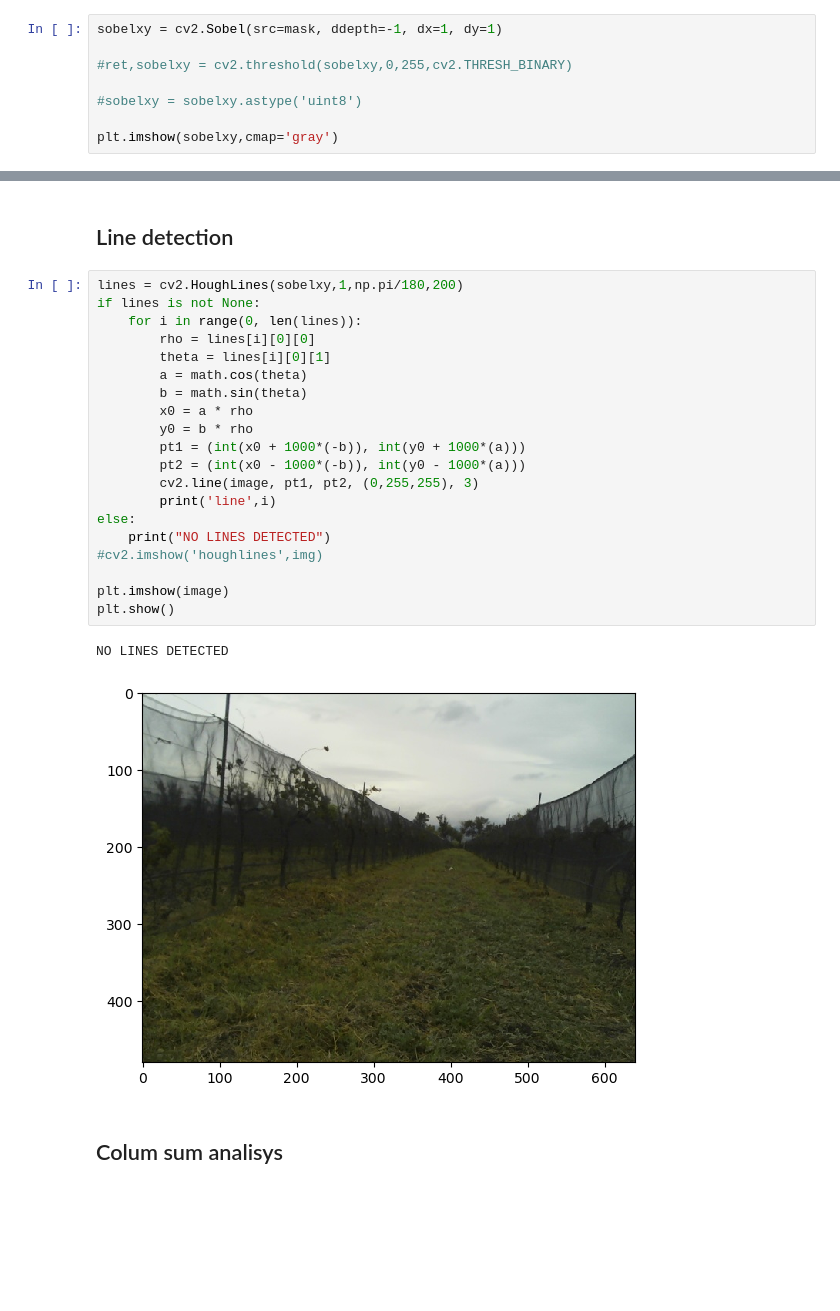
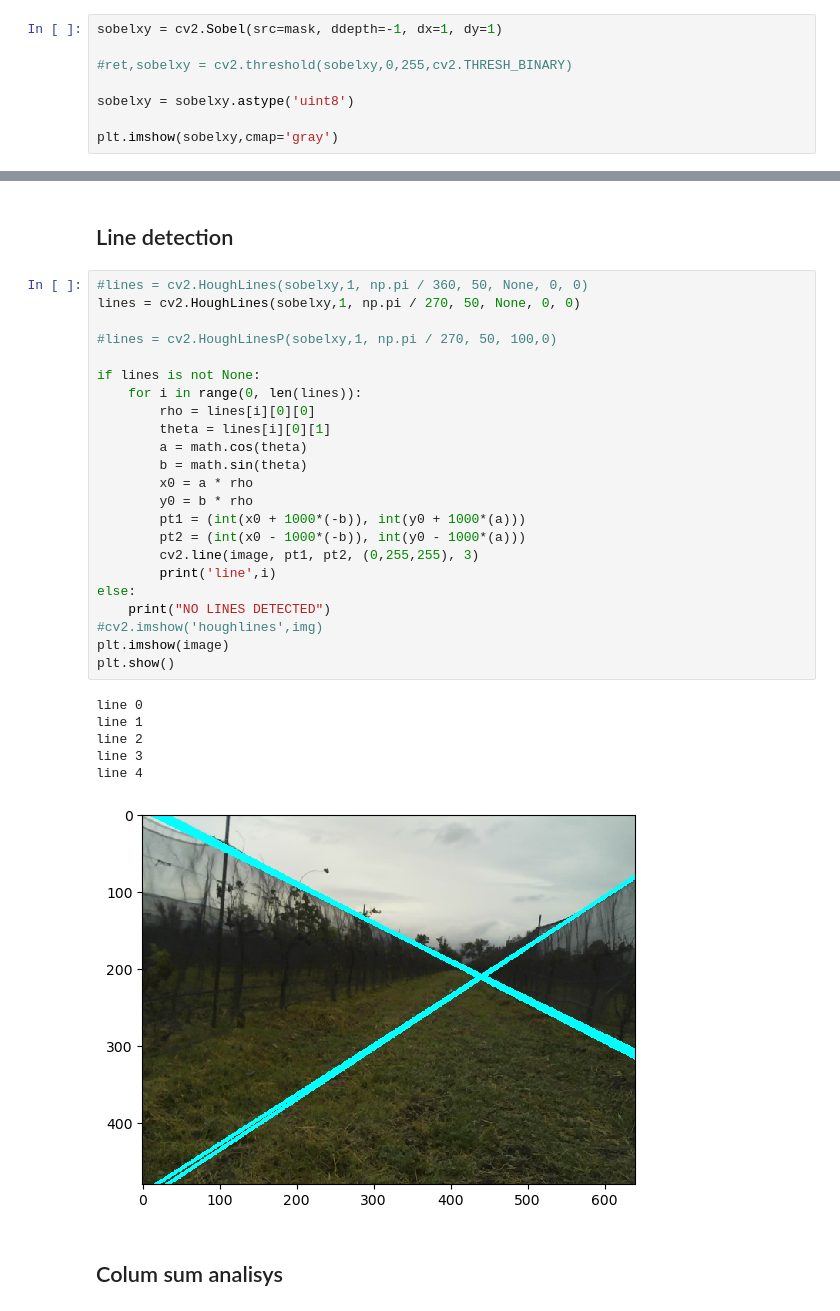
Before and after one commit to EnricoMendez/lines_vineyard, a Jupyter notebook: scripts/Blop detection.ipynb, the cells around one changed output, grey strips where cells are left out. Cells and saved outputs as stored; diff of their text form; blank space fills up the shorter version.

Commit message:
Hough transform is added to the blop detection notebook

```diff
--- a/scripts/Blop detection.ipynb
+++ b/scripts/Blop detection.ipynb
@@ -67,7 +67,7 @@ sobelxy = cv2.Sobel(src=mask, ddepth=-1, dx=1, dy=1)
 
 #ret,sobelxy = cv2.threshold(sobelxy,0,255,cv2.THRESH_BINARY)
 
-#sobelxy = sobelxy.astype('uint8')
+sobelxy = sobelxy.astype('uint8')
 
 plt.imshow(sobelxy,cmap='gray')
 # %% [output]
@@ -82,28 +76,35 @@ plt.imshow(sobelxy,cmap='gray')
 # %% [markdown]
 ## Line detection
 # %%
-lines = cv2.HoughLines(sobelxy,1,np.pi/180,200)
+#lines = cv2.HoughLines(sobelxy,1, np.pi / 360, 50, None, 0, 0)
+lines = cv2.HoughLines(sobelxy,1, np.pi / 270, 50, None, 0, 0)
+
+#lines = cv2.HoughLinesP(sobelxy,1, np.pi / 270, 50, 100,0)
+
 if lines is not None:
     for i in range(0, len(lines)):
         rho = lines[i][0][0]
         theta = lines[i][0][1]
         a = math.cos(theta)
         b = math.sin(theta)
         x0 = a * rho
         y0 = b * rho
         pt1 = (int(x0 + 1000*(-b)), int(y0 + 1000*(a)))
         pt2 = (int(x0 - 1000*(-b)), int(y0 - 1000*(a)))
         cv2.line(image, pt1, pt2, (0,255,255), 3)
         print('line',i)
 else:
     print("NO LINES DETECTED")
 #cv2.imshow('houghlines',img)
-
 plt.imshow(image)
 plt.show()
 # %% [output]
-NO LINES DETECTED
+line 0
+line 1
+line 2
+line 3
+line 4
-[figure, old version]
+[figure, new version]
 # %% [markdown]
 ## Colum sum analisys
 # %%
```
Also changed, not shown: parts of 2 cells of this notebook.
